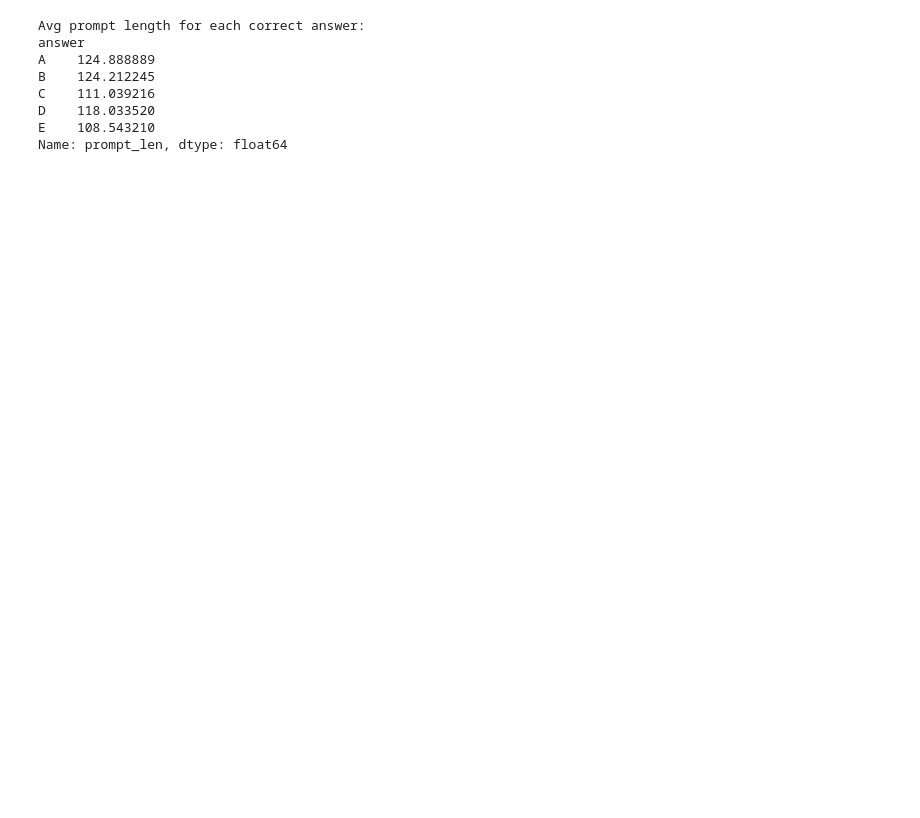
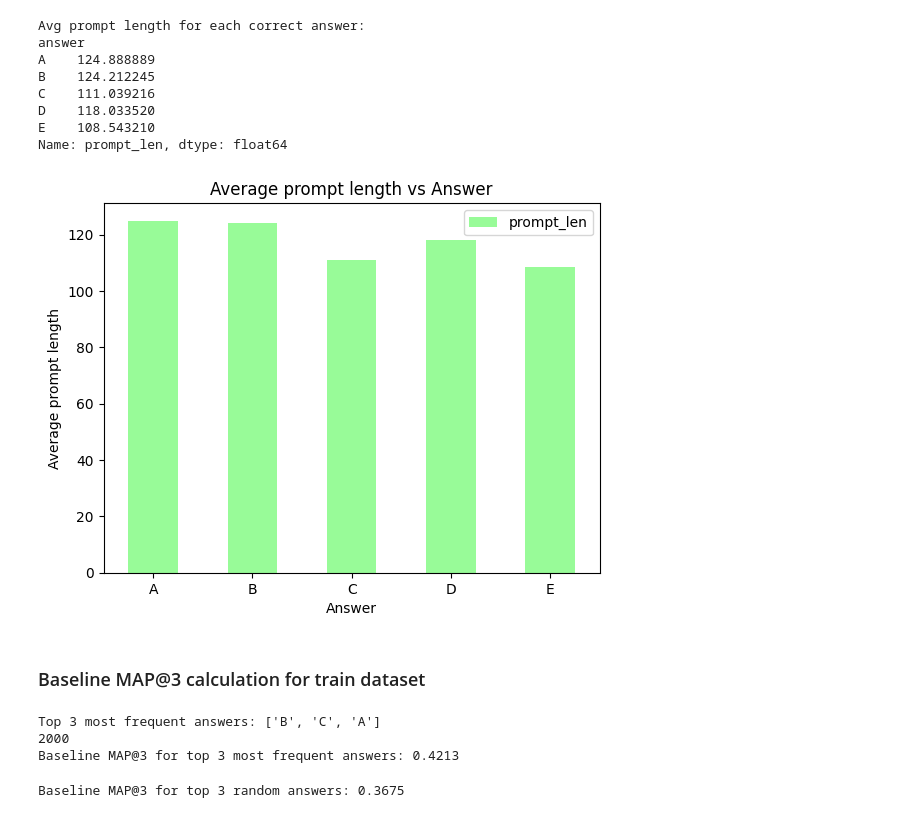
Before and after one commit to niteshsharma0602/Smart-MCQ-Solver, a Jupyter notebook: notebooks/dl-23f2003665-notebook-t22026.ipynb, the cells around one changed output. Drawn from its saved outputs; the diff is of its cells as text; code cells hidden in the pictures; blank space fills up the shorter version.

Commit message:
Done MAP@3 baseline calculation

```diff
--- a/notebooks/dl-23f2003665-notebook-t22026.ipynb
+++ b/notebooks/dl-23f2003665-notebook-t22026.ipynb
@@ -112,3 +113,15 @@ C    111.039216
 D    118.033520
 E    108.543210
 Name: prompt_len, dtype: float64
+# %%
+value.plot(kind = 'bar' , color = 'palegreen')
+plt.title('Average prompt length vs Answer')
+plt.xlabel('Answer')
+plt.ylabel('Average prompt length')
+plt.xticks(rotation = 0)
+plt.legend()
+plt.show()
+# %% [output]
+[figure, added]
+# %% [markdown]
+### Baseline MAP@3 calculation for train dataset
@@ -114,0 +136,25 @@ Name: prompt_len, dtype: float64
+# %%
+# for top 3 answers
+
+top3_ans = train['answer'].value_counts().index[0:3].tolist()
+print(f"Top 3 most frequent answers: {top3_ans}")
+
+top3_pred = [top3_ans] * len(train)
+print(len(top3_pred))
+
+correct_ans = train['answer'].tolist()
+print("Baseline MAP@3 for top 3 most frequent answers:",map_at3(top3_pred, correct_ans))
+# %% [output]
+Top 3 most frequent answers: ['B', 'C', 'A']
+2000
+Baseline MAP@3 for top 3 most frequent answers: 0.4213
+# %%
+# for random 3 answers
+random.seed(42)
+options = ['A', 'B','C','D','E']
+
+random_pred = [random.sample(options , 3) for i in range(len(train))]  #list with elements as list of 3 random elements
+
+print("Baseline MAP@3 for top 3 random answers:",map_at3(random_pred, correct_ans))
+# %% [output]
+Baseline MAP@3 for top 3 random answers: 0.3675
```
Also changed, not shown: parts of 3 cells of this notebook.
